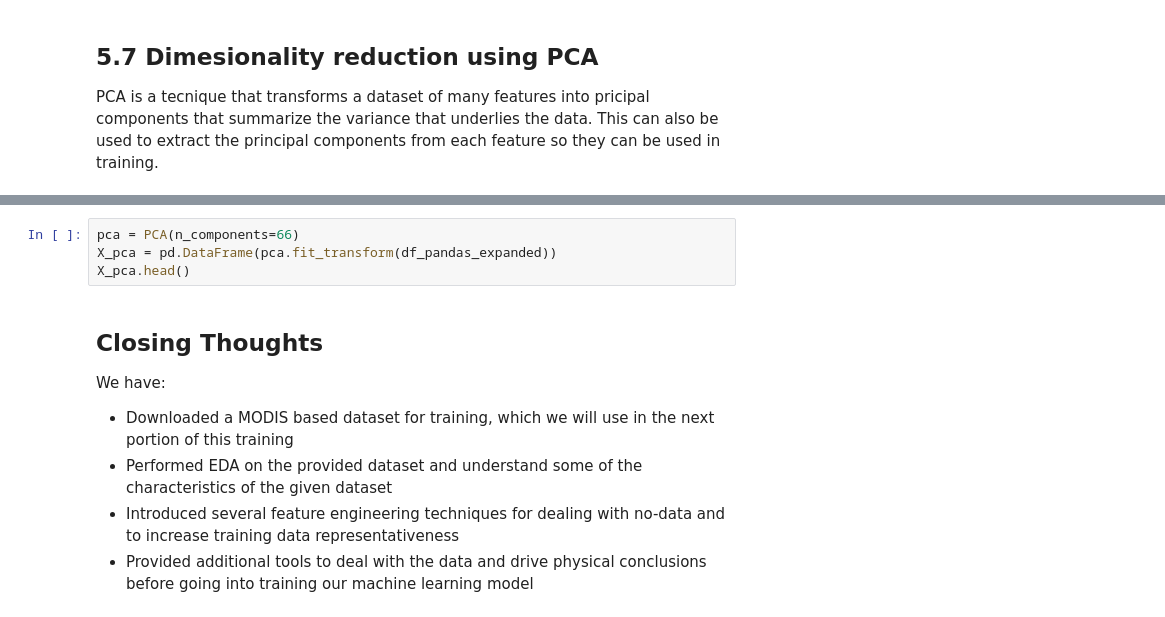
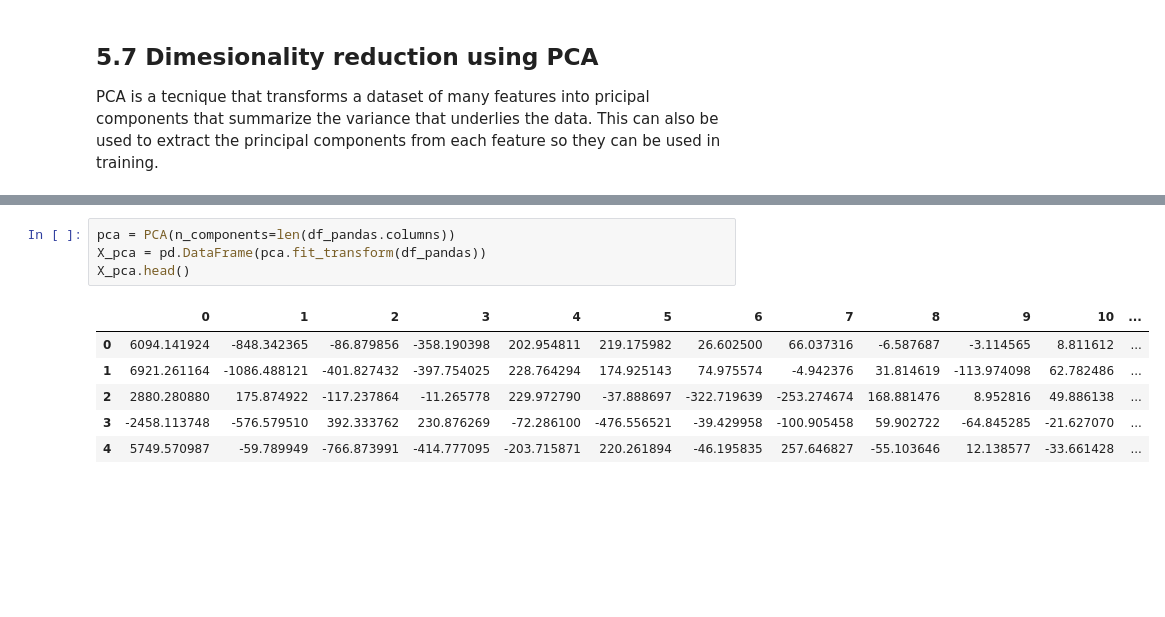
Before and after one commit to ai-extensions/s1_eda, a Jupyter notebook: 1.2_eda.ipynb, the cells around one changed output, grey strips where cells are left out. Drawn from its saved outputs; the diff is of its cells as text; blank space fills up the shorter version.

```diff
--- a/1.2_eda.ipynb
+++ b/1.2_eda.ipynb
@@ -324,12 +350,11 @@ PCA is a tecnique that transforms a dataset of many features into pricipal compo
 # %%
-pca = PCA(n_components=66)
-X_pca = pd.DataFrame(pca.fit_transform(df_pandas_expanded))
+pca = PCA(n_components=len(df_pandas.columns))
+X_pca = pd.DataFrame(pca.fit_transform(df_pandas))
 X_pca.head()
+# %% [output]
+|  | 0 | 1 | 2 | 3 | 4 | 5 | 6 | 7 | 8 | 9 | 10 | ... |
+| 0 | 6094.141924 | -848.342365 | -86.879856 | -358.190398 | 202.954811 | 219.175982 | 26.602500 | 66.037316 | -6.587687 | -3.114565 | 8.811612 | ... |
+| 1 | 6921.261164 | -1086.488121 | -401.827432 | -397.754025 | 228.764294 | 174.925143 | 74.975574 | -4.942376 | 31.814619 | -113.974098 | 62.782486 | ... |
+| 2 | 2880.280880 | 175.874922 | -117.237864 | -11.265778 | 229.972790 | -37.888697 | -322.719639 | -253.274674 | 168.881476 | 8.952816 | 49.886138 | ... |
+| 3 | -2458.113748 | -576.579510 | 392.333762 | 230.876269 | -72.286100 | -476.556521 | -39.429958 | -100.905458 | 59.902722 | -64.845285 | -21.627070 | ... |
+| 4 | 5749.570987 | -59.789949 | -766.873991 | -414.777095 | -203.715871 | 220.261894 | -46.195835 | 257.646827 | -55.103646 | 12.138577 | -33.661428 | ... |
-# %% [markdown]
-## Closing Thoughts
-
-We have:
-- Downloaded a MODIS based dataset for training, which we will use in the next portion of this training
-- Performed EDA on the provided dataset and understand some of the characteristics of the given dataset
-- Introduced several feature engineering techniques for dealing with no-data and to increase training data representativeness
-- Provided additional tools to deal with the data and drive physical conclusions before going into training our machine learning model
```
Also changed, not shown: parts of 27 cells of this notebook, 3 other files.
